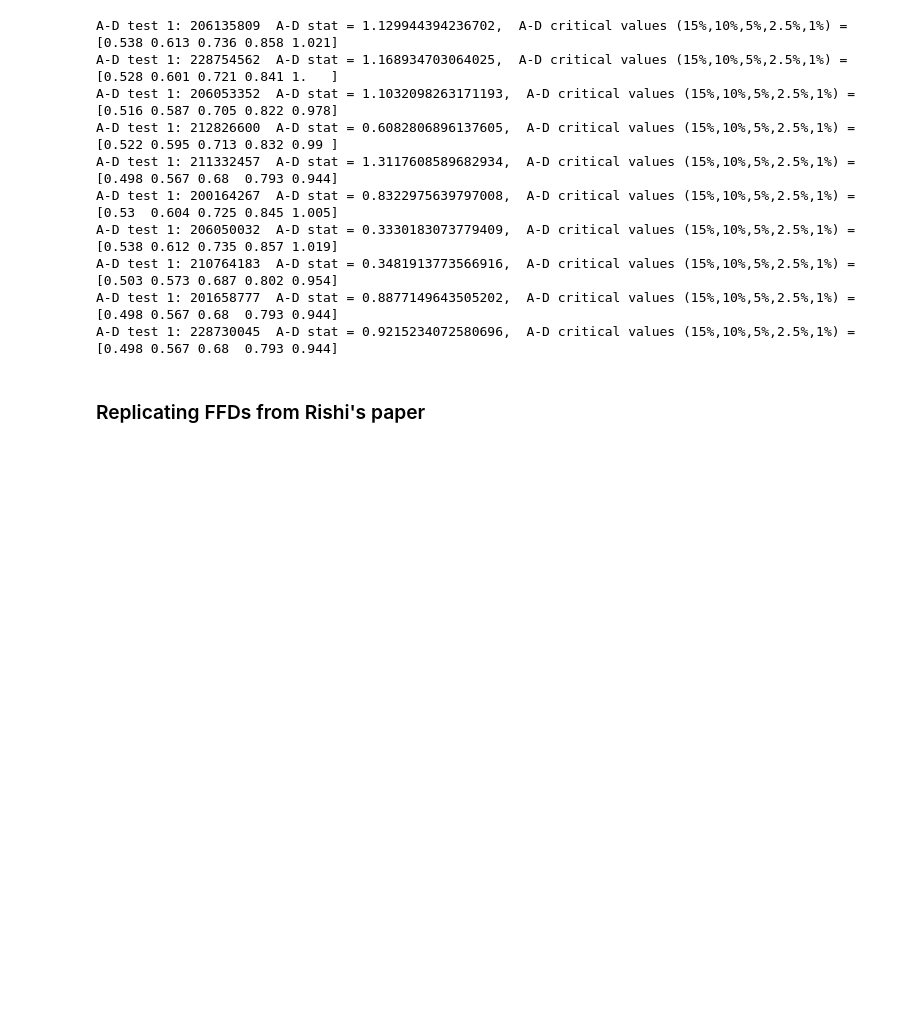
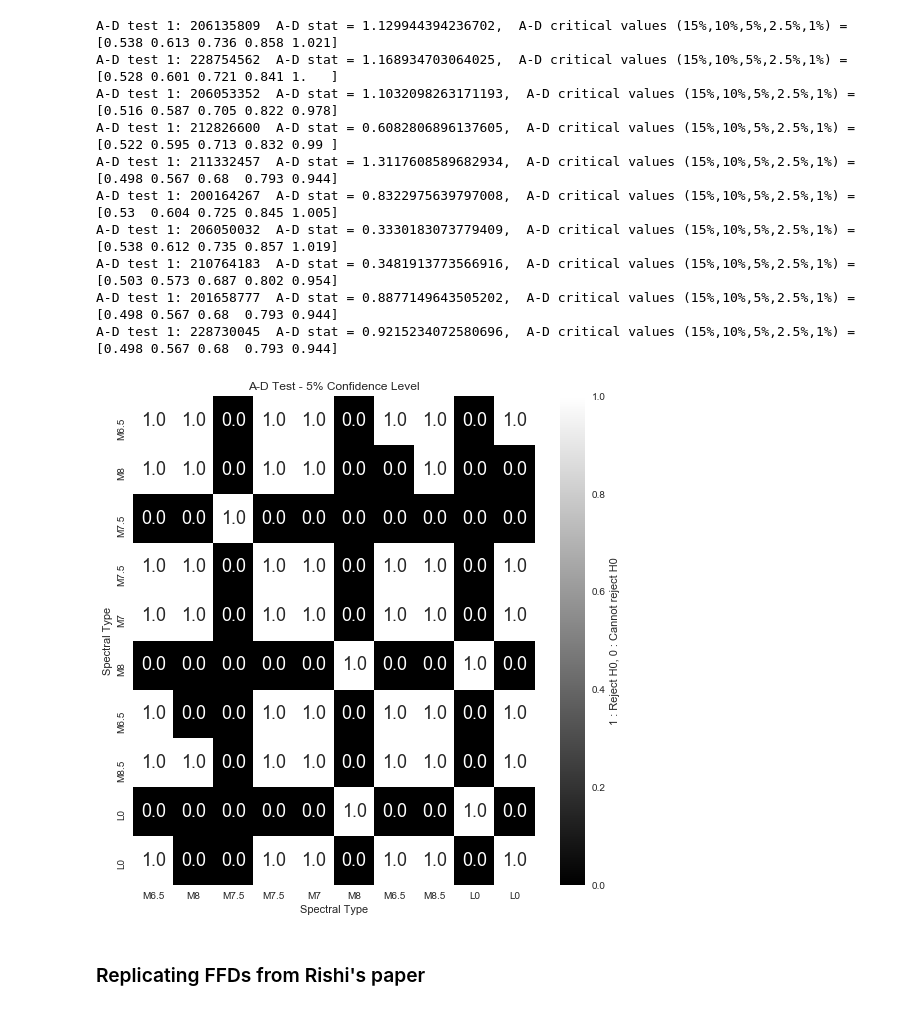
Before and after one commit to RileyWClarke/BiancoGroup, a Jupyter notebook: BiancoSummer2019.ipynb, the cells around one changed output. Cells and saved outputs as stored; diff of their text form; code cells hidden in the pictures; blank space fills up the shorter version.

```diff
--- a/BiancoSummer2019.ipynb
+++ b/BiancoSummer2019.ipynb
@@ -456,6 +456,36 @@ A-D test 1: 206050032  A-D stat = 0.3330183073779409,  A-D critical values (15%,
 A-D test 1: 210764183  A-D stat = 0.3481913773566916,  A-D critical values (15%,10%,5%,2.5%,1%) = [0.503 0.573 0.687 0.802 0.954]
 A-D test 1: 201658777  A-D stat = 0.8877149643505202,  A-D critical values (15%,10%,5%,2.5%,1%) = [0.498 0.567 0.68  0.793 0.944]
 A-D test 1: 228730045  A-D stat = 0.9215234072580696,  A-D critical values (15%,10%,5%,2.5%,1%) = [0.498 0.567 0.68  0.793 0.944]
+# %%
+ad_arr = np.zeros((10,10))
+
+for i in range(10):
+    for e in range(10):
+        star1 = np.where(data['EPIC'] == list(set(data['EPIC']))[i])[0]
+        star2 = np.where(data['EPIC'] == list(set(data['EPIC']))[e])[0]
+        arr1 = np.array(data['logE'][star1])
+        arr2 = np.array(data['logE'][star2])
+
+        ad_stat = stats.anderson_ksamp(np.array([arr1,arr2]))[0]
+        ad_critvals = stats.anderson_ksamp(np.array([arr1,arr2]))[1]
+
+        if ad_stat < ad_critvals[2]: #Test vs. 5% confidence level
+            ad_arr[i][e] = 1 #reject H0
+        else:
+            ad_arr[i][e] = 0 #not enough evidence to reject H0
+# %%
+ax = plt.figure(figsize=(9,9))
+
+ax = sns.heatmap(ad_arr, cmap='gray', cbar_kws=dict(label="1 : Reject H0, 0 : Cannot reject H0"), annot=True, fmt='0.1f',
+            xticklabels=spec_list, yticklabels=spec_list)
+
+ax.set_xlabel("Spectral Type")
+ax.set_ylabel("Spectral Type")
+ax.set_title("A-D Test - 5% Confidence Level")
+
+plt.savefig('Figures/ad_map_spec.png')
+# %% [output]
+[figure, added]
 # %% [markdown]
 ### Replicating FFDs from Rishi's paper
 # %%
```
Also changed, not shown: parts of 13 cells of this notebook, 5 other files.
